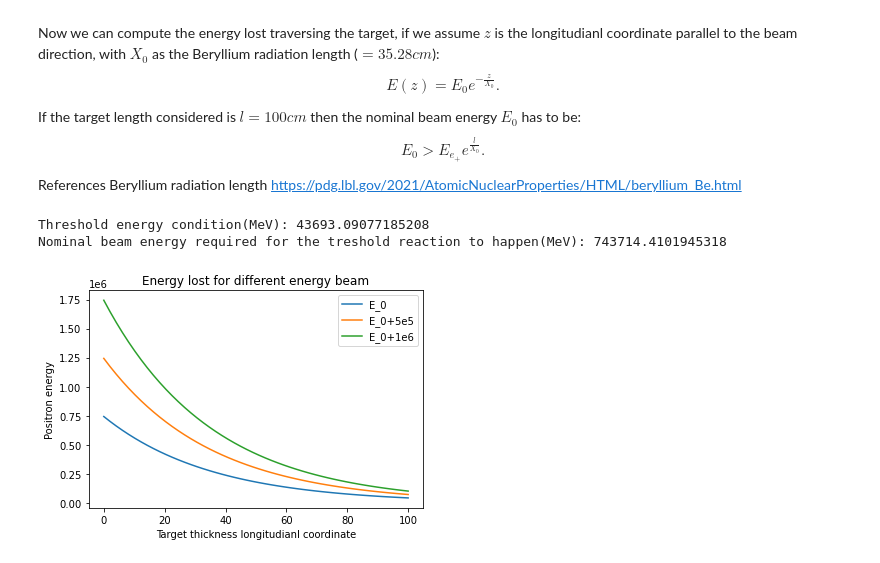
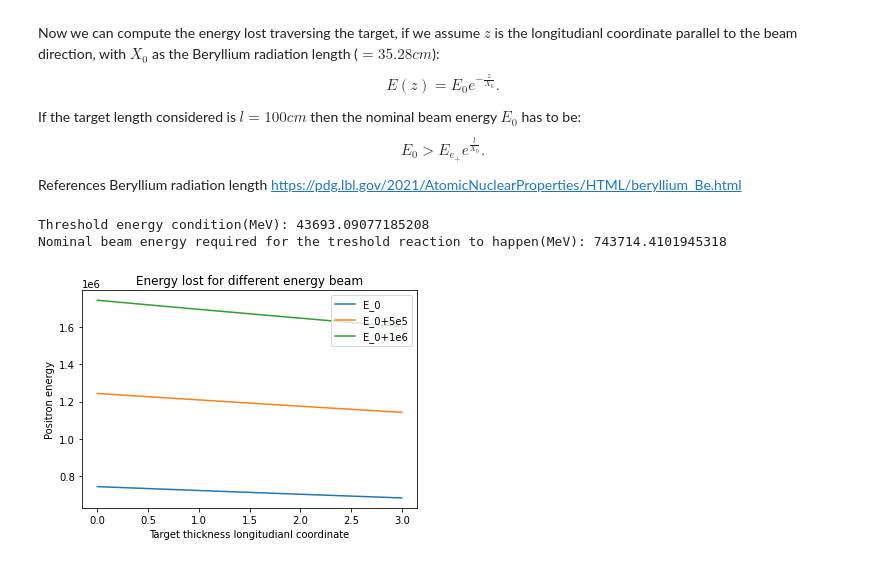
Before and after one commit to jjackson1994/Muon_Project, a Jupyter notebook: WalterPart_6_8.ipynb, the cells around one changed output. Cells and saved outputs as stored; diff of their text form; code cells hidden in the pictures.

```diff
--- a/WalterPart_6_8.ipynb
+++ b/WalterPart_6_8.ipynb
@@ -215,32 +242,32 @@ el_m = 0.51099895    #electron/positron mass [MeV/c^2]
 rad_length = 35.28   #radiation length of Beryllium [cm]
 l = 100                #Beryllium target thickness [cm]
 
 E_p = ((4*muon_m**2 - 2*el_m**2)/(2*el_m))
 print("Threshold energy condition(MeV):",E_p)
 E_0 = E_p*np.exp(l/rad_length) #minimum
 print("Nominal beam energy required for the treshold reaction to happen(MeV):",E_0)
 
 
 
 def E_z(x,E0):
     return E0*np.exp(-x/rad_length)
 
-x = np.linspace(0, 100)
+x = np.linspace(0, 3, 100)
 
 E_z1 = [E_z(xi,E_0) for xi in x]
 E_z2 = [E_z(xi,E_0+500000) for xi in x]
 E_z3 = [E_z(xi,E_0+1000000) for xi in x]
 fig = plt.figure()
 plt.plot(x,E_z1,label="E_0")
 plt.plot(x,E_z2,label="E_0+5e5")
 plt.plot(x,E_z3,label="E_0+1e6")
 plt.title("Energy lost for different energy beam")
 plt.xlabel("Target thickness longitudianl coordinate")
 plt.ylabel("Positron energy")
 plt.legend()
 
 plt.show()
 # %% [output]
 Threshold energy condition(MeV): 43693.09077185208
 Nominal beam energy required for the treshold reaction to happen(MeV): 743714.4101945318
-[figure, old version]
+[figure, new version]
```
Also changed, not shown: parts of 3 cells of this notebook.
